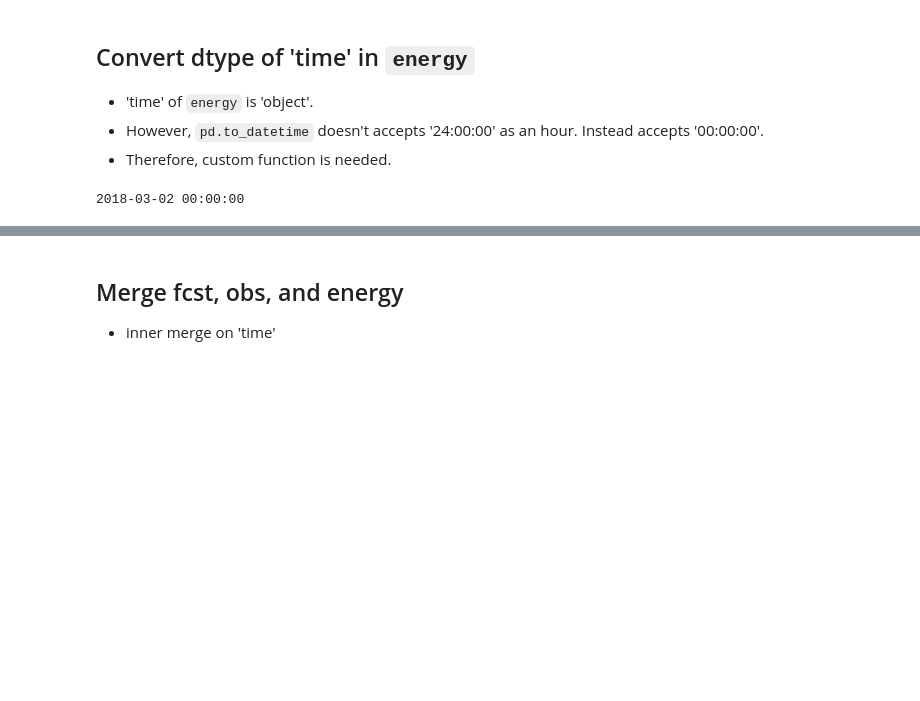
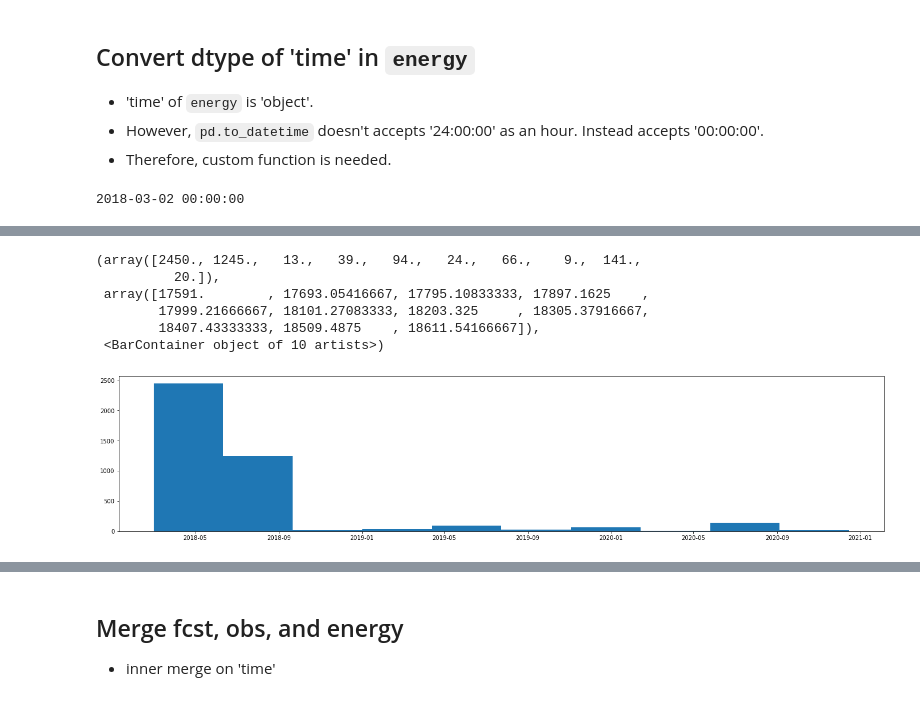
Before and after one commit to dongin1009/Solar_Predict, a Jupyter notebook: witt_preprocessing/advanced_preprocessing.ipynb, the cells around one changed output, grey strips where cells are left out. Drawn from its saved outputs; the diff is of its cells as text; code cells hidden in the pictures; blank space fills up the shorter version.

```diff
--- a/witt_preprocessing/advanced_preprocessing.ipynb
+++ b/witt_preprocessing/advanced_preprocessing.ipynb
@@ -322,0 +345,13 @@ ulsan_obs_filled = ulsan_obs_interpolated.fillna(method='bfill')
+# %%
+# hist
+dj_cloud_na = dangjin_obs_interpolated[dangjin_obs_interpolated['Cloud'].isna()]
+plt.figure(figsize=(24,5))
+plt.hist(dj_cloud_na['time'])
+# %% [output]
+(array([2450., 1245.,   13.,   39.,   94.,   24.,   66.,    9.,  141.,
+          20.]),
+ array([17591.        , 17693.05416667, 17795.10833333, 17897.1625    ,
+        17999.21666667, 18101.27083333, 18203.325     , 18305.37916667,
+        18407.43333333, 18509.4875    , 18611.54166667]),
+ <BarContainer object of 10 artists>)
+[figure, added]
```
Also changed, not shown: parts of 13 cells of this notebook, 7 other files.
